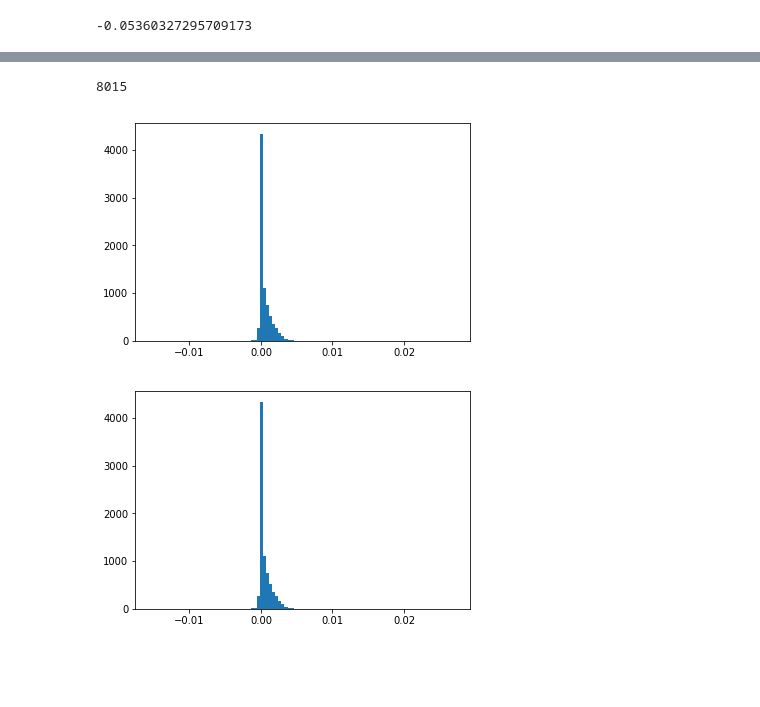
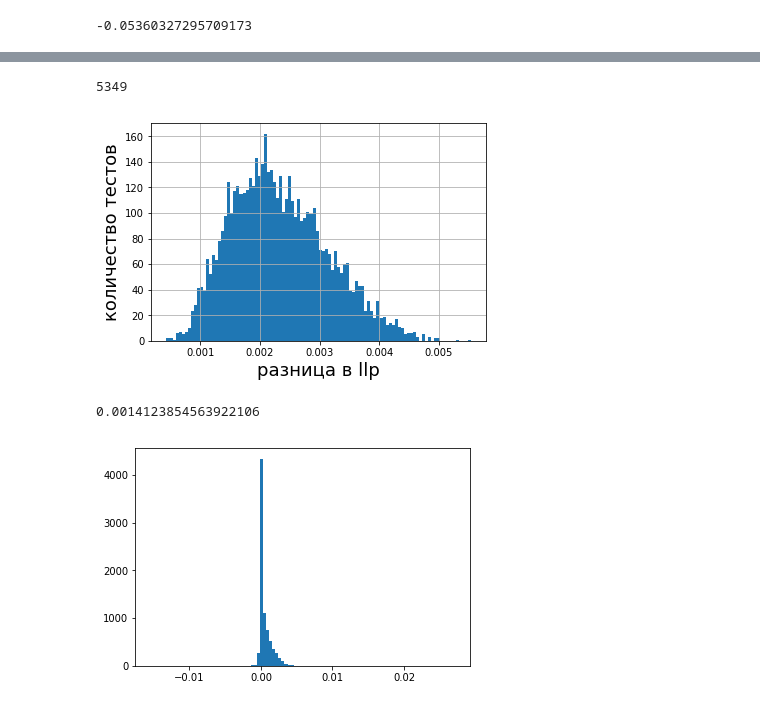
Before and after one commit to AndreyPopovkin/bachelor, a Jupyter notebook: compare_max_loglike_random_in_sub.ipynb, the cells around one changed output, grey strips where cells are left out. Saved outputs shown, nothing was run; the diff lists cells and outputs as text; code cells hidden in the pictures; blank space fills up the shorter version.

Commit message:
all main graphs generated

```diff
--- a/methods_and_compare_grid-Copy1.ipynb
+++ b/compare_max_loglike_random_in_sub.ipynb
@@ -117,17 +117,3 @@ def evaluate_compare(solutions, ds, plot=False, labels=[], best=True):
     return ans
 # %%
 import pickle
-# %%
-def get_random_params():
-    L = np.random.randint(2, 300)
-    N = np.random.randint(2, 300)
-    alpha = 0.1 + np.random.rand() * 500
-    beta = 0.1 + np.random.rand() * 500
-    return L, N, alpha, beta
-
-def get_step_params(L, N, alpha, beta):
-    L = np.clip(L + np.random.randint(-10, 10), 2, 300)
-    N = np.clip(N + np.random.randint(-10, 10), 2, 300)
-    alpha = np.clip(alpha + (np.random.rand() - 0.5) * 10, 0.1, 500)
-    beta = np.clip(beta + (np.random.rand() - 0.5) * 10, 0.1, 500)
-    return L, N, alpha, beta
@@ -134,10 +127,18 @@ def get_step_params(L, N, alpha, beta):
+# %%
+def get_random_params():
+    L = np.random.randint(30, 50)
+    N = np.random.randint(200, 500)
+    alpha = 0.1 + np.random.rand() * 20
+    m = 0.02 + np.random.rand() * 0.06
+    beta = alpha / m - alpha
+    return L, N, alpha, beta
 # %%
 data = []
 L, N, alpha, beta = get_random_params()
-TEST_SZ = 30
+TEST_SZ = 100
 ones = np.ones(TEST_SZ)
 
-threshold = 0.001
+#threshold = 0.001
 
 for i in tqdm(range(1000000000)):
     try:
@@ -150,23 +151,11 @@ for i in tqdm(range(1000000000)):
         continue
 
     ans = evaluate_compare([
-        super_puper_solution2,
+        max_loglike_solution,
         calibration_curve_solution
     ], ds, False, [], True)
     data.append((L, N, alpha, beta, ans))
 
-    lscore = ans[1][0] - ans[0][0]
-    tscore = ans[1][0] - ans[2][0]
-
-    if lscore > threshold or tscore > threshold:
-        threshold *= 1.01
-        L, N, alpha, beta = get_step_params(L, N, alpha, beta)
-    else:
-        threshold /= 1.01
-        L, N, alpha, beta = get_random_params()
-
-    if i % 10 == 0:
-        print (i, threshold)
-        print (lscore, tscore, L, N, alpha, beta)
+    L, N, alpha, beta = get_random_params()
 # %% [output]
 [interactive output not drawn]
@@ -190,7 +163,7 @@ aaaa!!!!!
 # %%
 len(data)
 # %% [output]
-8015
+5349
 # %%
 import pickle
 
@@ -198,13 +171,20 @@ with open('dump2', 'wb') as f:
     pickle.dump(data, f)
 # %%
 plt.hist([d[4][1][0] - d[4][0][0] for d in data], bins=100)
+plt.ylabel('количество тестов', fontsize=18)
+plt.xlabel('разница в llp', fontsize=18)
+plt.grid()
 plt.show()
 # %% [output]
-[figure, old version]
+[figure, new version]
 # %%
 dc = np.array([d[4][1][0] for d in data])
 dt = np.array([d[4][2][0] for d in data])
 dm = np.array([d[4][0][0] for d in data])
+# %%
+dc.std()
+# %% [output]
+0.0014123854563922106
 # %%
 plt.hist(dc - dm, bins=100)
 plt.show()
```
Also changed, not shown: parts of 5 cells of this notebook, 4 other files.
